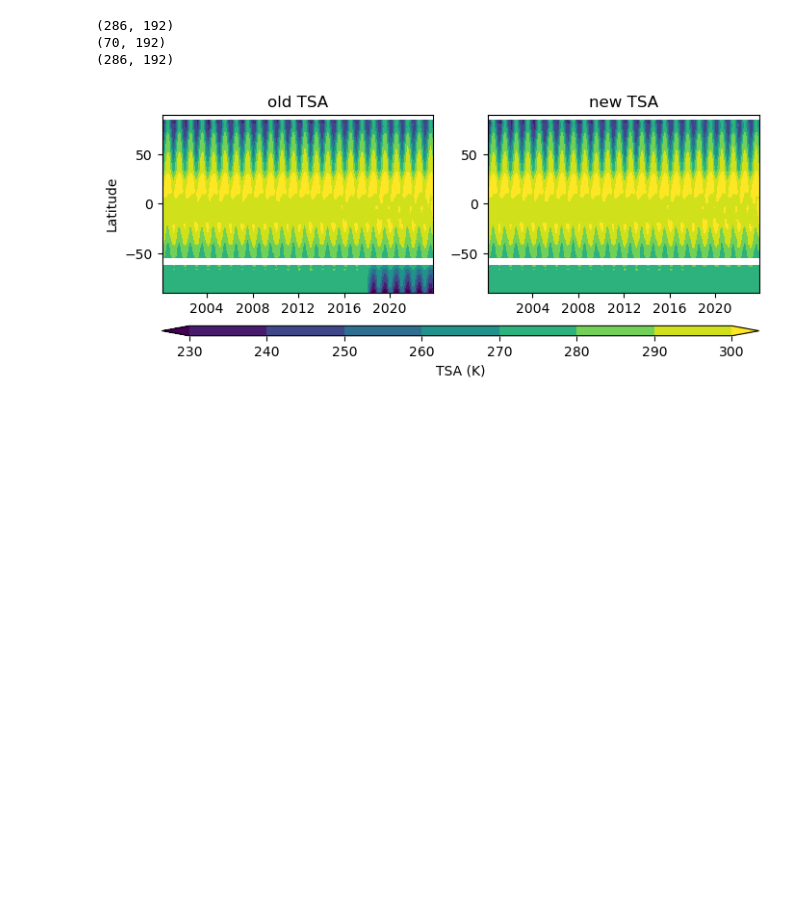
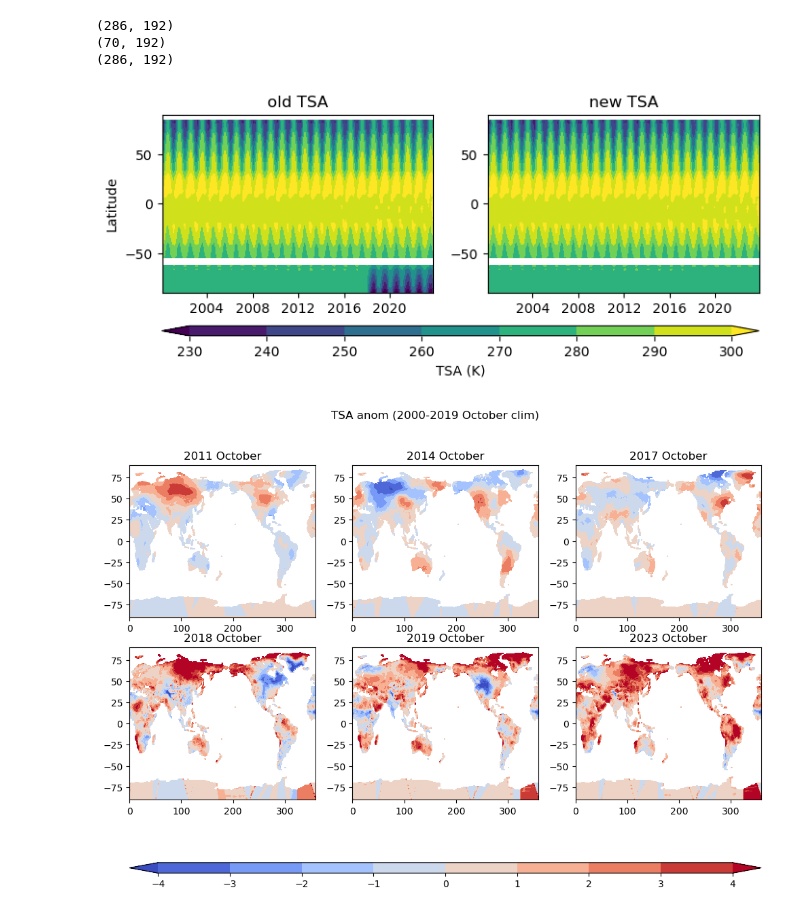
Before and after one commit to sglanvil/makingICs, a Jupyter notebook: plot_TSA_SMYLE_LAND.ipynb, the cells around one changed output. Drawn from its saved outputs; the diff is of its cells as text; code cells hidden in the pictures; blank space fills up the shorter version.

```diff
--- a/plot_TSA_SMYLE_LAND.ipynb
+++ b/plot_TSA_SMYLE_LAND.ipynb
@@ -53,3 +51,64 @@ plt.show()
 (70, 192)
 (286, 192)
 [figure]
+# %%
+# May 6, 2024
+# plot October anomalies
+
+import xarray as xr
+import numpy as np
+import pandas as pd
+import matplotlib.pyplot as plt
+
+start_date = '2000-01-01'
+end_date = '2023-10-31'
+date_frequency = 'M'
+dateArray = pd.date_range(start=start_date, end=end_date, freq=date_frequency)
+
+file = "/glade/derecho/scratch/sglanvil/holdingCell/SMYLE_LAND/TSA_smyle_Transient.clm2.h0.200001-202310.nc"
+ds = xr.open_dataset(file)
+lon = ds['lon']
+lat = ds['lat']
+var = ds['TSA']
+file = "/glade/derecho/scratch/sglanvil/archive/smyle_Transient_201801_newDomain/lnd/hist/TSA_smyle_Transient_201801_newDomain.clm2.h0.201801-202310.nc"
+ds = xr.open_dataset(file)
+var2 = ds['TSA']
+var3 = xr.concat([var[:216,:,:], var2], dim='time')
+
+var2023 = var3[(dateArray == '2023-10-31'), :, :]
+var2019 = var3[(dateArray == '2019-10-31'), :, :]
+var2018 = var3[(dateArray == '2018-10-31'), :, :]
+var2017 = var3[(dateArray == '2017-10-31'), :, :]
+var2015 = var3[(dateArray == '2015-10-31'), :, :]
+var2014 = var3[(dateArray == '2014-10-31'), :, :]
+var2013 = var3[(dateArray == '2013-10-31'), :, :]
+var2011 = var3[(dateArray == '2011-10-31'), :, :]
+
+var_OCT = var3[(dateArray.month == 10) & (dateArray.year < 2020), :, :]
+var_OCTmean = var_OCT.mean(dim='time')
+varDiff2023 = np.squeeze(var2023 - var_OCTmean)
+varDiff2019 = np.squeeze(var2019 - var_OCTmean)
+varDiff2018 = np.squeeze(var2018 - var_OCTmean)
+varDiff2017 = np.squeeze(var2017 - var_OCTmean)
+varDiff2015 = np.squeeze(var2015 - var_OCTmean)
+varDiff2014 = np.squeeze(var2014 - var_OCTmean)
+varDiff2013 = np.squeeze(var2013 - var_OCTmean)
+varDiff2011 = np.squeeze(var2011 - var_OCTmean)
+
+# contour_levels = np.arange(248, 310, 10)
+contour_levels = np.arange(-4, 5, 1)
+
+years = [2011, 2014, 2017, 2018, 2019, 2023]
+fig, axs = plt.subplots(2, 3, figsize=(12, 8))
+for i, ax in enumerate(axs.flat):
+    blah=np.squeeze(eval(f'varDiff{years[i]}'))
+    contour = ax.contourf(lon, lat, blah, contour_levels, cmap='coolwarm', extend='both')
+    ax.set_title(str(years[i])+' October')
+fig.colorbar(contour, ax=axs.ravel().tolist(), orientation='horizontal', pad=0.15, fraction=0.05, aspect=60)
+# fig.suptitle('TSA raw')
+fig.suptitle('TSA anom (2000-2019 October clim)')
+
+# plt.savefig("/glade/u/home/sglanvil/analysis/python/analysis/TSAraw_SMYLE_LAND_06may2024.png", dpi=300)
+plt.savefig("/glade/u/home/sglanvil/analysis/python/analysis/TSAanom_SMYLE_LAND_06may2024.png", dpi=300)
+# %% [output]
+[figure, added]
```
Also changed, not shown: parts of 1 cell of this notebook.
